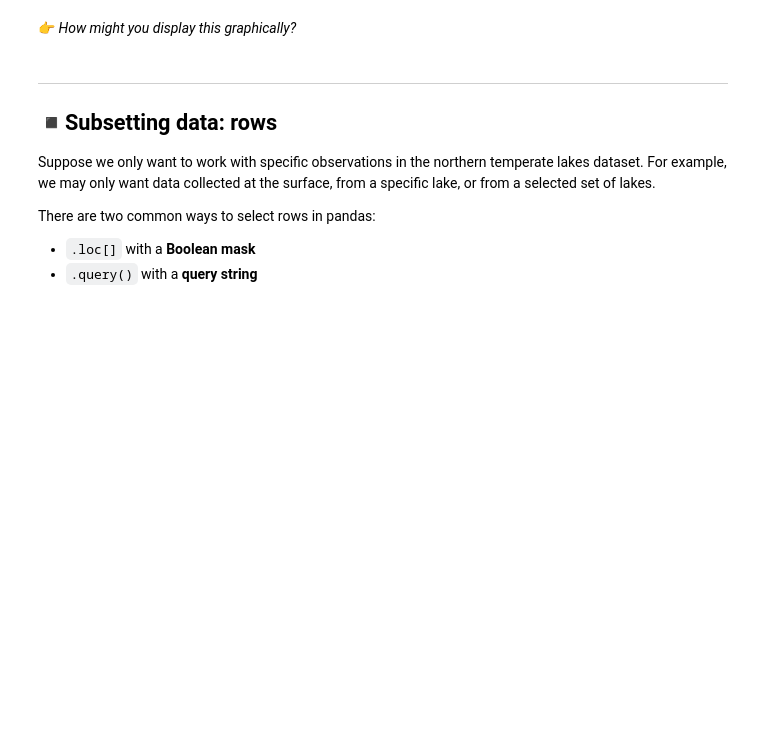
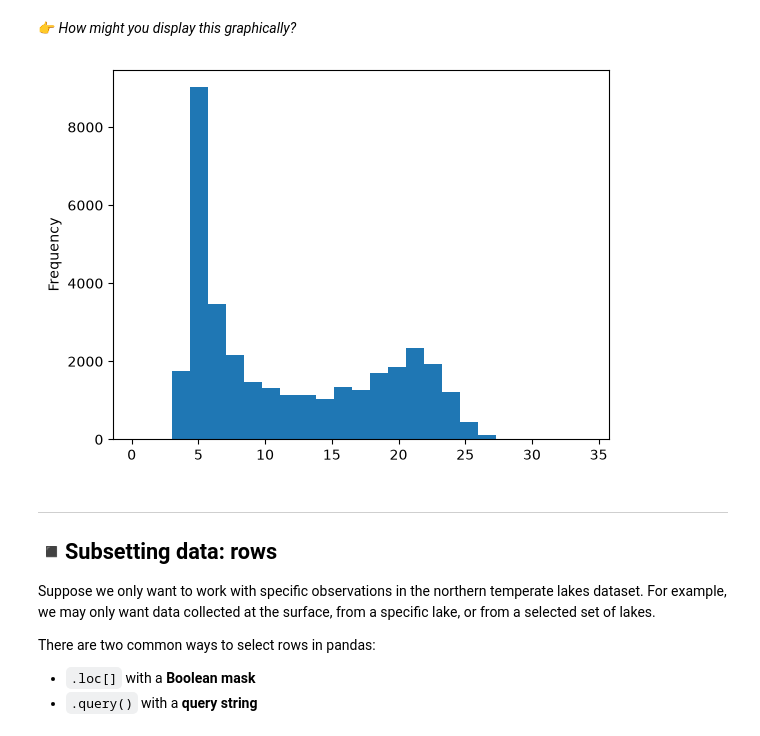
Before and after one commit to sarahj-hall/ENV700, a Jupyter notebook: Lessons/M4-data-wrangling-1.ipynb, the cells around one changed output. Saved outputs shown, nothing was run; the diff lists cells and outputs as text; code cells hidden in the pictures; blank space fills up the shorter version.

```diff
--- a/Lessons/M4-data-wrangling-1.ipynb
+++ b/Lessons/M4-data-wrangling-1.ipynb
@@ -82,6 +153,9 @@ NTL_phys_data["temperature_C"].describe()
 👉 *How might you display this graphically?*
 # %%
 # Plot the distribution of depth values
+NTL_phys_data["temperature_C"].plot(kind='hist', bins = 25);
+# %% [output]
+[figure, added]
 # %% [markdown]
 ---
 ## ◾Subsetting data: rows
```
Also changed, not shown: parts of 44 cells of this notebook, 1 other file.
